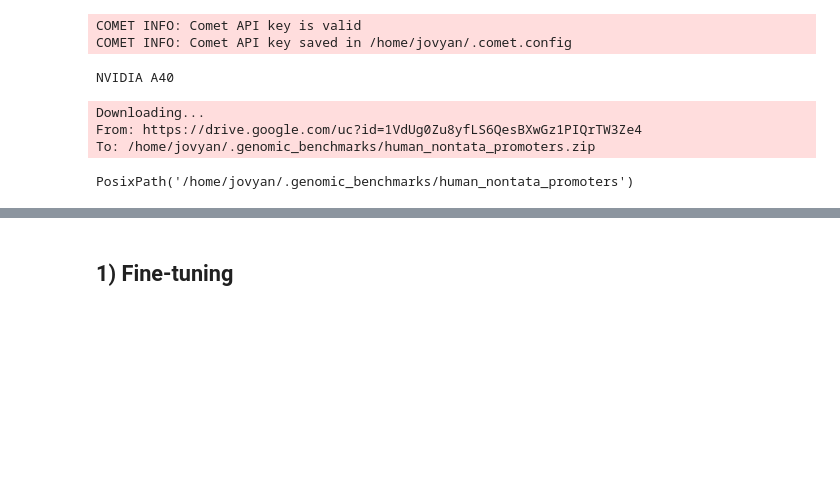
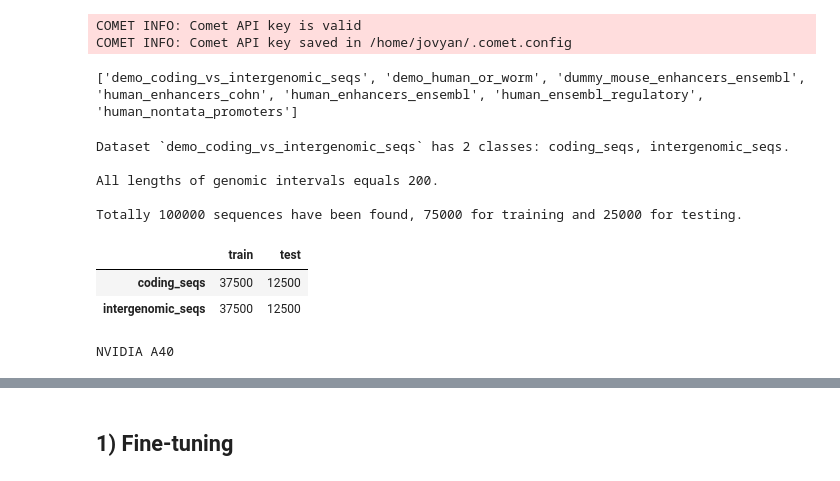
Before and after one commit to ML-Bioinfo-CEITEC/DNA-pretraining, a Jupyter notebook: Fine_tuning.ipynb, the cells around one changed output, grey strips where cells are left out. Saved outputs shown, nothing was run; the diff lists cells and outputs as text; code cells hidden in the pictures; blank space fills up the shorter version.

```diff
--- a/Fine_tuning.ipynb
+++ b/Fine_tuning.ipynb
@@ -26,13 +27,30 @@ from transformers import TrainingArguments, Trainer, EarlyStoppingCallback
 # %% [output]
 COMET INFO: Comet API key is valid
 COMET INFO: Comet API key saved in /home/jovyan/.comet.config
+# %%
+genomic_datasets = list_datasets()
+genomic_datasets.sort()
+genomic_datasets.remove("human_ocr_ensembl")
+print(genomic_datasets)
+# %% [output]
+['demo_coding_vs_intergenomic_seqs', 'demo_human_or_worm', 'dummy_mouse_enhancers_ensembl', 'human_enhancers_cohn', 'human_enhancers_ensembl', 'human_ensembl_regulatory', 'human_nontata_promoters']
 # %%
-from genomic_benchmarks.data_check import list_datasets
-
 # config
 epochs = 10
 model_name = "DNADeberta_fine"
-dataset_name = "human_nontata_promoters"
+dataset_name = "demo_coding_vs_intergenomic_seqs"
+POSITIVE_CLASS_INDEX = 1
+
+info(dataset_name)
+# %% [output]
+Dataset `demo_coding_vs_intergenomic_seqs` has 2 classes: coding_seqs, intergenomic_seqs.
+
+All lengths of genomic intervals equals 200.
+
+Totally 100000 sequences have been found, 75000 for training and 25000 for testing.
+|  | train | test |
+| coding_seqs | 37500 | 12500 |
+| intergenomic_seqs | 37500 | 12500 |
 # %%
 print(torch.cuda.get_device_name(0))
 # %% [output]
@@ -40,12 +58,7 @@ NVIDIA A40
 # %%
 # notebook_login()
 # %%
-download_dataset(dataset_name, version=0)
+# download_dataset(dataset_name, version=0)
-# %% [output]
-Downloading...
-From: https://drive.google.com/uc?id=1VdUg0Zu8yfLS6QesBXwGz1PIQrTW3Ze4
-To: /home/jovyan/.genomic_benchmarks/human_nontata_promoters.zip
-PosixPath('/home/jovyan/.genomic_benchmarks/human_nontata_promoters')
 # %%
 from transformers import AutoTokenizer, AutoModelForSequenceClassification
 
```
Also changed, not shown: parts of 20 cells of this notebook, 3 other files.
